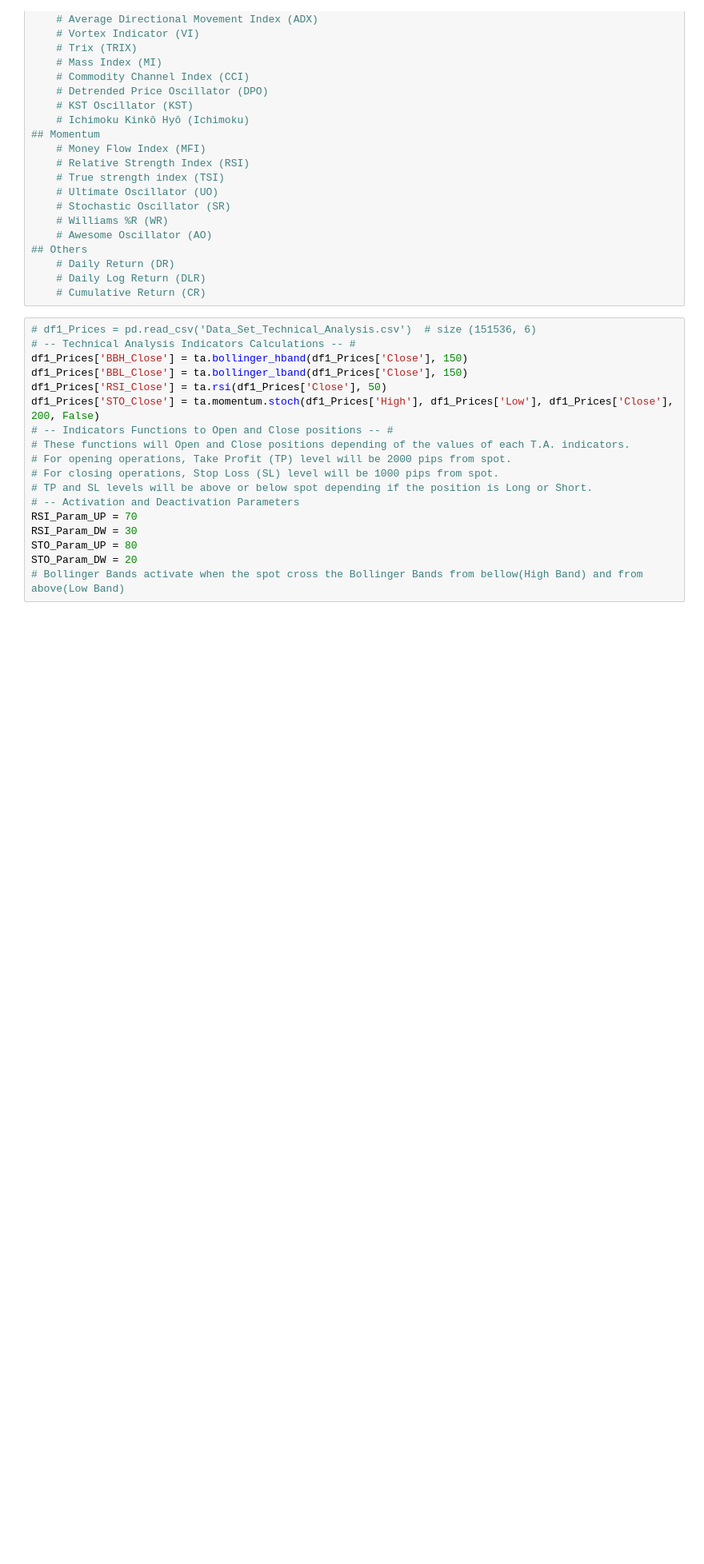
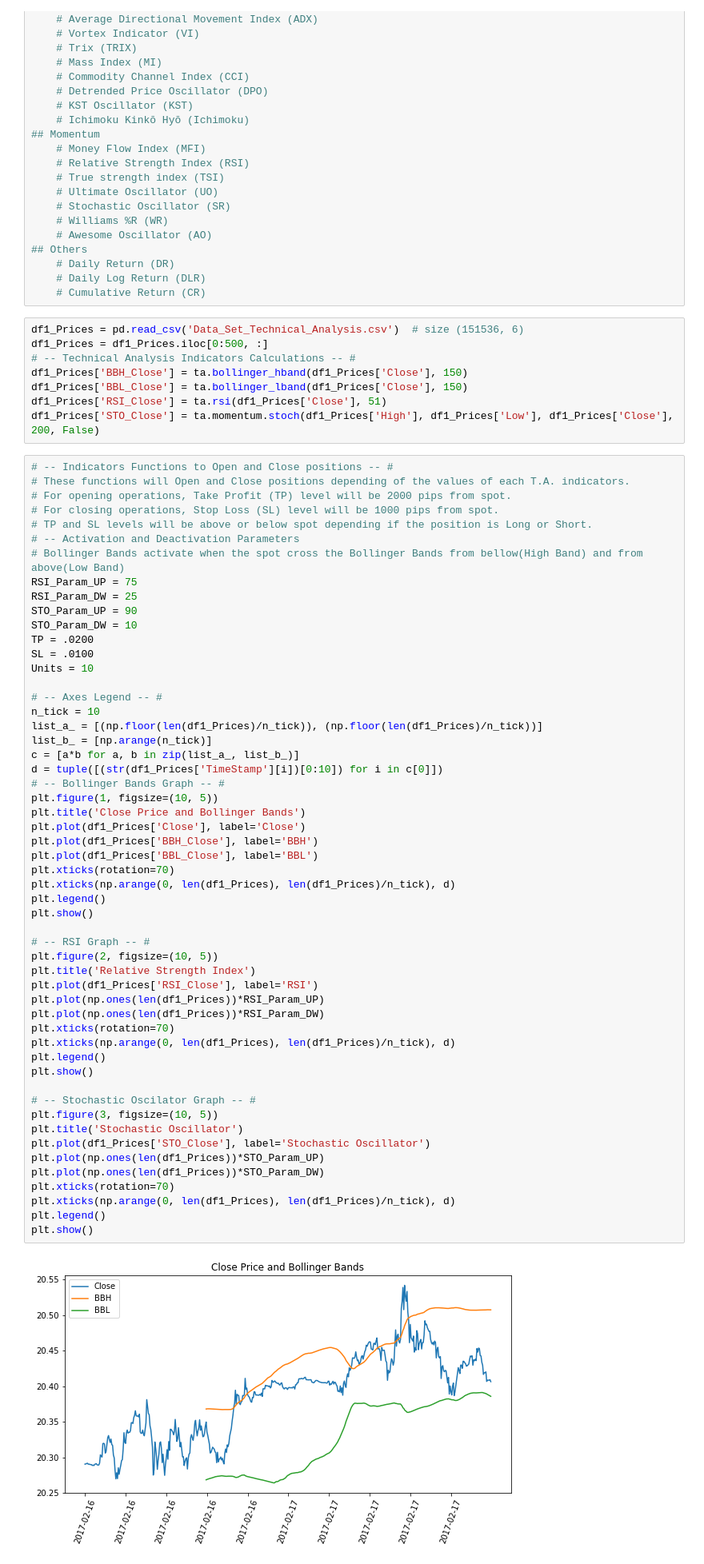
Before and after one commit to valenescobar/lab1_p1_eq4, a Jupyter notebook: lab2_pt1_eq3.ipynb, the cells around one changed output. Shown: that part at 80% size. Saved outputs shown, nothing was run; the diff lists cells and outputs as text; blank space fills up the shorter version.

```diff
--- a/lab2_pt1_eq3.ipynb
+++ b/lab2_pt1_eq3.ipynb
@@ -135,21 +122,67 @@ df1_Prices = pd_hist
     # Daily Return (DR)
     # Daily Log Return (DLR)
     # Cumulative Return (CR)
+# %%
+df1_Prices = pd.read_csv('Data_Set_Technical_Analysis.csv')  # size (151536, 6)
+df1_Prices = df1_Prices.iloc[0:500, :]
+# -- Technical Analysis Indicators Calculations -- #
+df1_Prices['BBH_Close'] = ta.bollinger_hband(df1_Prices['Close'], 150)
+df1_Prices['BBL_Close'] = ta.bollinger_lband(df1_Prices['Close'], 150)
+df1_Prices['RSI_Close'] = ta.rsi(df1_Prices['Close'], 51)
+df1_Prices['STO_Close'] = ta.momentum.stoch(df1_Prices['High'], df1_Prices['Low'], df1_Prices['Close'], 200, False)
 # %%
-# df1_Prices = pd.read_csv('Data_Set_Technical_Analysis.csv')  # size (151536, 6)
-# -- Technical Analysis Indicators Calculations -- #
-df1_Prices['BBH_Close'] = ta.bollinger_hband(df1_Prices['Close'], 150)
-df1_Prices['BBL_Close'] = ta.bollinger_lband(df1_Prices['Close'], 150)
-df1_Prices['RSI_Close'] = ta.rsi(df1_Prices['Close'], 50)
-df1_Prices['STO_Close'] = ta.momentum.stoch(df1_Prices['High'], df1_Prices['Low'], df1_Prices['Close'], 200, False)
 # -- Indicators Functions to Open and Close positions -- #
 # These functions will Open and Close positions depending of the values of each T.A. indicators.
 # For opening operations, Take Profit (TP) level will be 2000 pips from spot.
 # For closing operations, Stop Loss (SL) level will be 1000 pips from spot.
 # TP and SL levels will be above or below spot depending if the position is Long or Short.
 # -- Activation and Deactivation Parameters
-RSI_Param_UP = 70
-RSI_Param_DW = 30
-STO_Param_UP = 80
-STO_Param_DW = 20
 # Bollinger Bands activate when the spot cross the Bollinger Bands from bellow(High Band) and from above(Low Band)
+RSI_Param_UP = 75
+RSI_Param_DW = 25
+STO_Param_UP = 90
+STO_Param_DW = 10
+TP = .0200
+SL = .0100
+Units = 10
+
+# -- Axes Legend -- #
+n_tick = 10
+list_a_ = [(np.floor(len(df1_Prices)/n_tick)), (np.floor(len(df1_Prices)/n_tick))]
+list_b_ = [np.arange(n_tick)]
+c = [a*b for a, b in zip(list_a_, list_b_)]
+d = tuple([(str(df1_Prices['TimeStamp'][i])[0:10]) for i in c[0]])
+# -- Bollinger Bands Graph -- #
+plt.figure(1, figsize=(10, 5))
+plt.title('Close Price and Bollinger Bands')
+plt.plot(df1_Prices['Close'], label='Close')
+plt.plot(df1_Prices['BBH_Close'], label='BBH')
+plt.plot(df1_Prices['BBL_Close'], label='BBL')
+plt.xticks(rotation=70)
+plt.xticks(np.arange(0, len(df1_Prices), len(df1_Prices)/n_tick), d)
+plt.legend()
+plt.show()
+
+# -- RSI Graph -- #
+plt.figure(2, figsize=(10, 5))
+plt.title('Relative Strength Index')
+plt.plot(df1_Prices['RSI_Close'], label='RSI')
+plt.plot(np.ones(len(df1_Prices))*RSI_Param_UP)
+plt.plot(np.ones(len(df1_Prices))*RSI_Param_DW)
+plt.xticks(rotation=70)
+plt.xticks(np.arange(0, len(df1_Prices), len(df1_Prices)/n_tick), d)
+plt.legend()
+plt.show()
+
+# -- Stochastic Oscilator Graph -- #
+plt.figure(3, figsize=(10, 5))
+plt.title('Stochastic Oscillator')
+plt.plot(df1_Prices['STO_Close'], label='Stochastic Oscillator')
+plt.plot(np.ones(len(df1_Prices))*STO_Param_UP)
+plt.plot(np.ones(len(df1_Prices))*STO_Param_DW)
+plt.xticks(rotation=70)
+plt.xticks(np.arange(0, len(df1_Prices), len(df1_Prices)/n_tick), d)
+plt.legend()
+plt.show()
+# %% [output]
+[figure, added]
```
Also changed, not shown: parts of 9 cells of this notebook.
